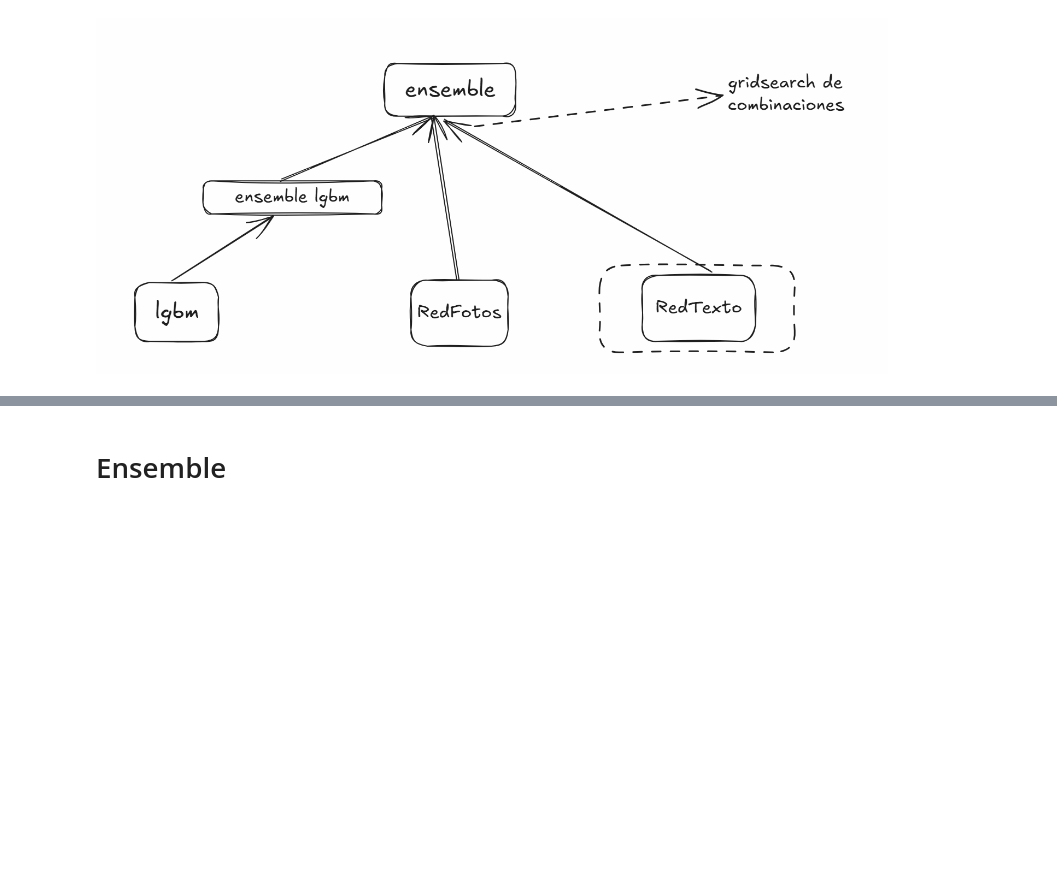
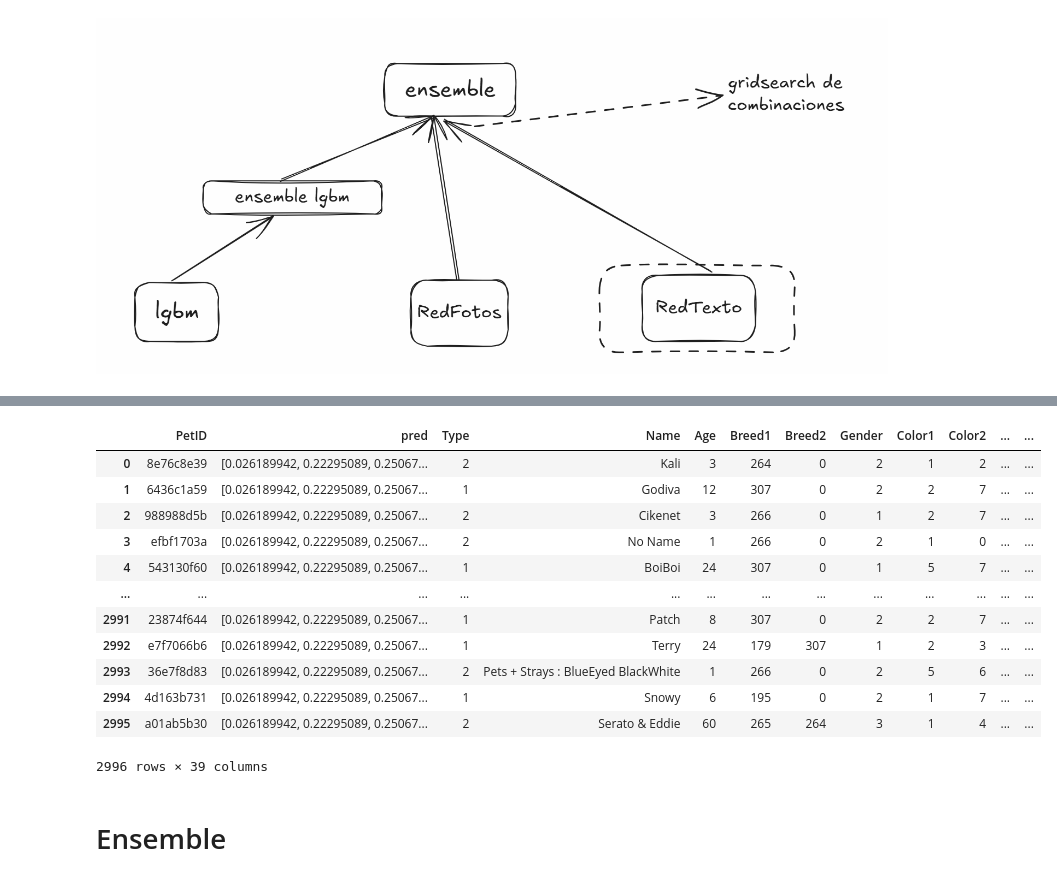
Before and after one commit to josekeh/UA_MDM_Labo2, a Jupyter notebook: trabajos/ensemble_Final.ipynb, the cells around one changed output, grey strips where cells are left out. Cells and saved outputs as stored; diff of their text form; code cells hidden in the pictures; blank space fills up the shorter version.

```diff
--- a/trabajos/ensemble_Final.ipynb
+++ b/trabajos/ensemble_Final.ipynb
@@ -171,15 +211,0 @@ test para probar en clase
-# %%
-# Paths
-BASE_DIR = '../'
-PATH_TO_MODELS = os.path.join(BASE_DIR, "work/models")
-PATH_TO_IMAGES_DIR = os.path.join(BASE_DIR, "input/petfinder-adoption-prediction/train_images")
-PATH_TO_TEMP_FILES = os.path.join(BASE_DIR, "work/optuna_temp_artifacts")
-PATH_TO_OPTUNA_ARTIFACTS = os.path.join(BASE_DIR, "work/optuna_artifacts")
-
-study_lgb = optuna.create_study(direction='maximize',
-                            storage="sqlite:///../work/db.sqlite3",  # Specify the storage URL here.
-                            study_name="04 - LGB Multiclass CV - FE12",
-                            load_if_exists = True)
-
-
-lgb_dataset = load(os.path.join(PATH_TO_OPTUNA_ARTIFACTS,get_artifact_filename(study_lgb,'test')))
@@ -237,3 +305,19 @@ bert_dataset = load(os.path.join(PATH_TO_OPTUNA_ARTIFACTS,get_artifact_filename(
+# %%
+bert_dataset
+# %% [output]
+|  | PetID | pred | Type | Name | Age | Breed1 | Breed2 | Gender | Color1 | Color2 | ... | ... |
+| 0 | 8e76c8e39 | [0.026189942, 0.22295089, 0.25067... | 2 | Kali | 3 | 264 | 0 | 2 | 1 | 2 | ... | ... |
+| 1 | 6436c1a59 | [0.026189942, 0.22295089, 0.25067... | 1 | Godiva | 12 | 307 | 0 | 2 | 2 | 7 | ... | ... |
+| 2 | 988988d5b | [0.026189942, 0.22295089, 0.25067... | 2 | Cikenet | 3 | 266 | 0 | 1 | 2 | 7 | ... | ... |
+| 3 | efbf1703a | [0.026189942, 0.22295089, 0.25067... | 2 | No Name | 1 | 266 | 0 | 2 | 1 | 0 | ... | ... |
+| 4 | 543130f60 | [0.026189942, 0.22295089, 0.25067... | 1 | BoiBoi | 24 | 307 | 0 | 1 | 5 | 7 | ... | ... |
+| ... | ... | ... | ... | ... | ... | ... | ... | ... | ... | ... | ... | ... |
+| 2991 | 23874f644 | [0.026189942, 0.22295089, 0.25067... | 1 | Patch | 8 | 307 | 0 | 2 | 2 | 7 | ... | ... |
+| 2992 | e7f7066b6 | [0.026189942, 0.22295089, 0.25067... | 1 | Terry | 24 | 179 | 307 | 1 | 2 | 3 | ... | ... |
+| 2993 | 36e7f8d83 | [0.026189942, 0.22295089, 0.25067... | 2 | Pets + Strays : BlueEyed BlackWhite | 1 | 266 | 0 | 2 | 5 | 6 | ... | ... |
+| 2994 | 4d163b731 | [0.026189942, 0.22295089, 0.25067... | 1 | Snowy | 6 | 195 | 0 | 2 | 1 | 7 | ... | ... |
+| 2995 | a01ab5b30 | [0.026189942, 0.22295089, 0.25067... | 2 | Serato & Eddie | 60 | 265 | 264 | 3 | 1 | 4 | ... | ... |
+2996 rows × 39 columns
 # %% [markdown]
 #   Ensemble
 # %% [markdown]
```
Also changed, not shown: parts of 31 cells of this notebook, 1 other file.
